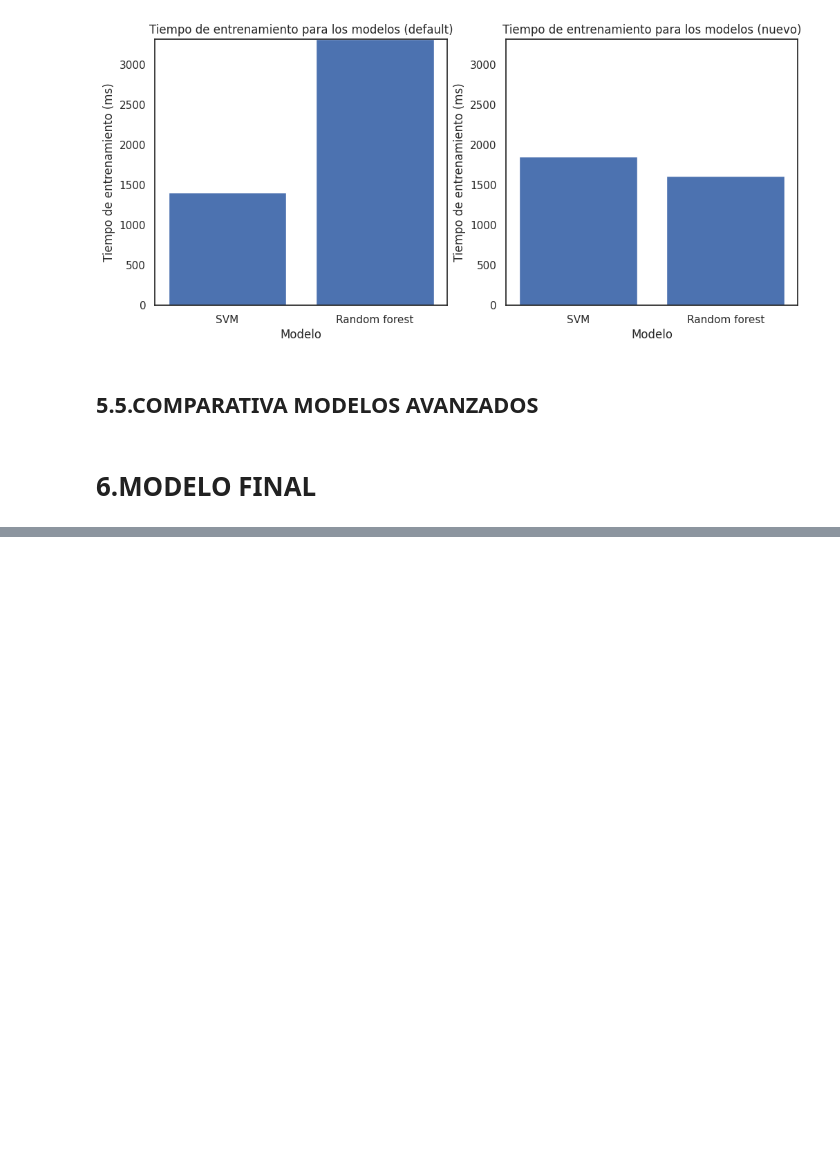
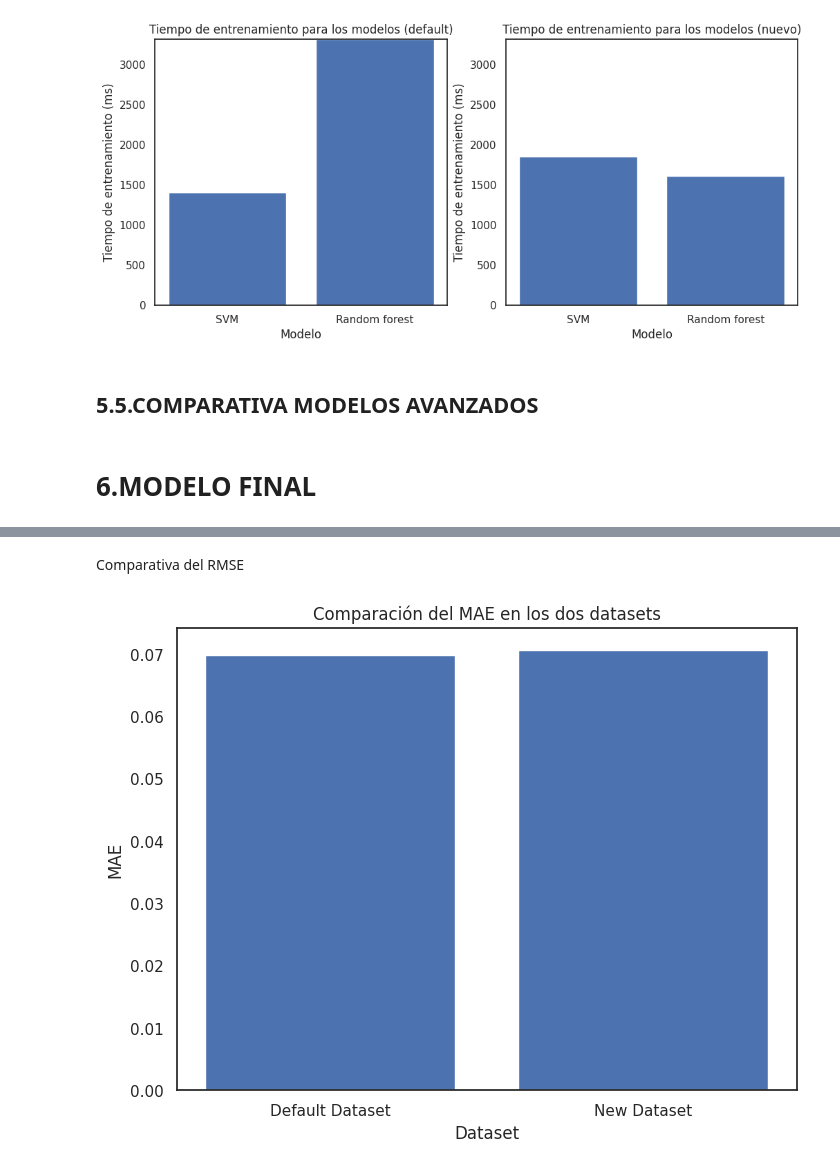
Before and after one commit to navas017/Grupo40-Practica1, a Jupyter notebook: Practica1.ipynb, the cells around one changed output, grey strips where cells are left out. Drawn from its saved outputs; the diff is of its cells as text; code cells hidden in the pictures; blank space fills up the shorter version.

```diff
--- a/Practica1.ipynb
+++ b/Practica1.ipynb
@@ -1786,0 +1921,20 @@ plt.show()
+# %% [markdown]
+Comparativa del RMSE
+# %%
+# Definir los datos para la gráfica
+mae_values = [rf_opt_mae_test, new_rf_opt_mae_test]
+labels = ['Default Dataset', 'New Dataset']
+
+# Crear la gráfica
+fig, ax = plt.subplots(figsize=(8,6))
+ax.bar(labels, mae_values)
+
+# Definir los títulos y etiquetas de los ejes
+ax.set_title('Comparación del MAE en los dos datasets')
+ax.set_ylabel('MAE')
+ax.set_xlabel('Dataset')
+
+# Mostrar la gráfica
+plt.show()
+# %% [output]
+[figure, added]
```
Also changed, not shown: parts of 11 cells of this notebook.
